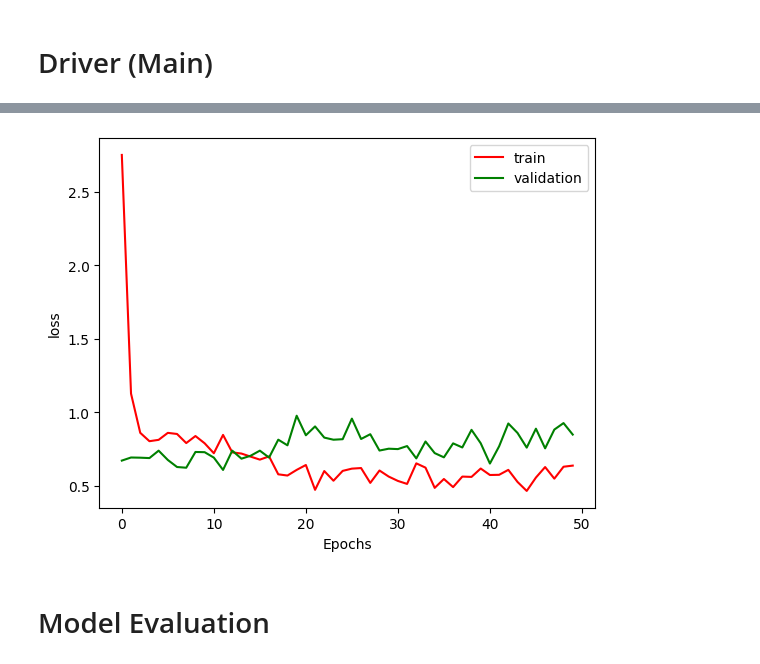
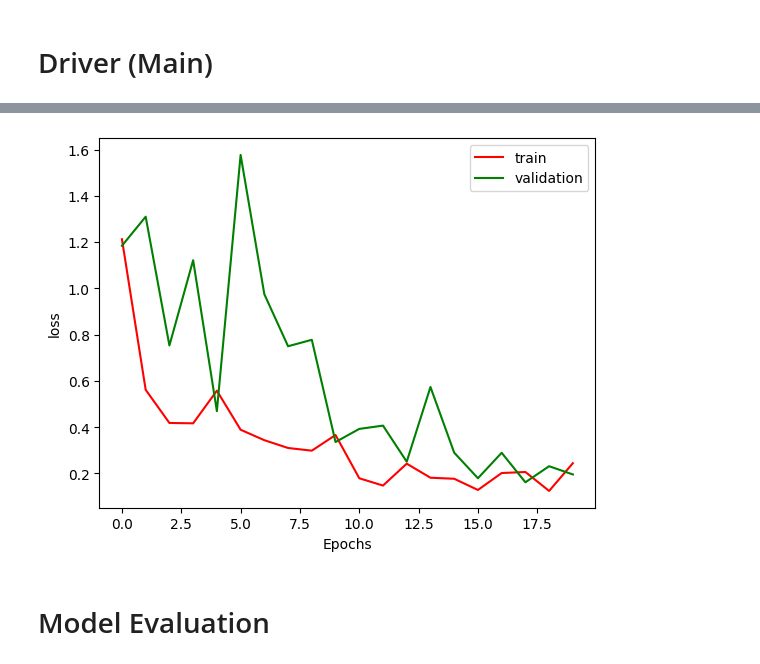
Before and after one commit to Dryg1214/DeepFakeRepos, a Jupyter notebook: AllModels/DeepFakeDetectionModels/MesoNet-DeepFakeDetection/notebook/Meso_4.ipynb, the cells around one changed output, grey strips where cells are left out. Saved outputs shown, nothing was run; the diff lists cells and outputs as text; code cells hidden in the pictures.

```diff
--- a/AllModels/DeepFakeDetectionModels/MesoNet-DeepFakeDetection/notebook/Meso_4.ipynb
+++ b/AllModels/DeepFakeDetectionModels/MesoNet-DeepFakeDetection/notebook/Meso_4.ipynb
@@ -301,7 +308,7 @@ def train_model(model,
 
     callbacks = []
     if checkpoint:
-        filepath = f'run_{run_time}_best_model.hdf5'
+        filepath = f'run_{run_time}_best_model_E4E_Older.hdf5'
         model_checkpoint = ModelCheckpoint(
             filepath, monitor='val_accuracy', verbose=1,
             save_best_only=True
@@ -354,6 +363,6 @@ def train_model(model,
 # %%
 def main(train_data_dir):
-    val_split, epochs, batch_size = 0.20, 50, 64
+    val_split, epochs, batch_size = 0.20, 20, 4
     decay_rate, decay_limit = 0.10, 1e-6
     model = build_model()
     return model, train_model(
@@ -362,14 +371,15 @@ def main(train_data_dir):
         validation_split=val_split,
         epochs=epochs,
         stop_early=False,
+        batch_size = batch_size,
         decay_rate=decay_rate,
         decay_limit=decay_limit,
     )
 
-# !rm -rf logs
-# %tensorboard --logdir logs/fit
+
 #model, history = main('D:/DeepFakeRepos/Datasets/RoopData/')
-#model.save('model_roop_100_ep50.hdf5')
+model, history = main('C:\\DatasetD\\E4EOlder_100')
+model.save('model_E4E_Older_100_ep20.hdf5')
 # %% [output]
 Found 160 images belonging to 2 classes.
 Found 40 images belonging to 2 classes.
@@ -391,4 +401,4 @@ Epoch 00050: val_accuracy did not improve from 0.71875
-[figure, old version]
+[figure, new version]
 # %% [markdown]
 # Model Evaluation
 # %% [markdown]
```
Also changed, not shown: parts of 15 cells of this notebook.
